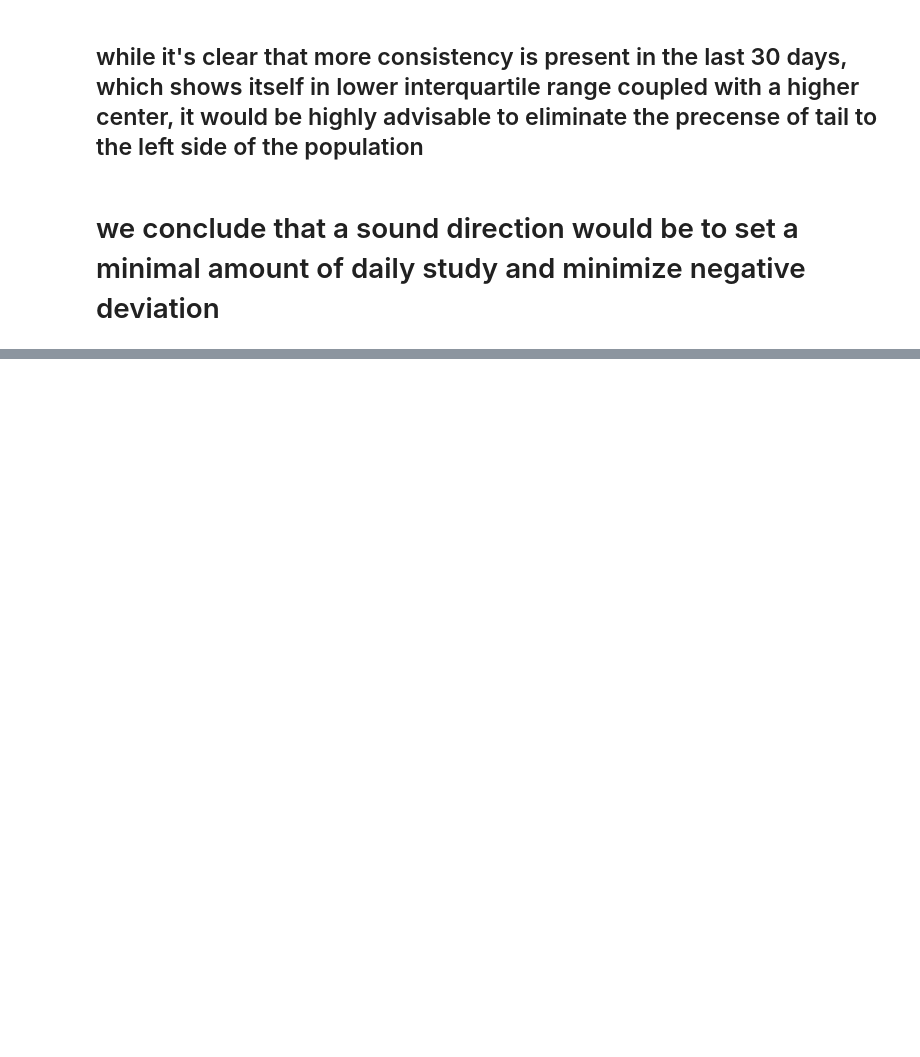
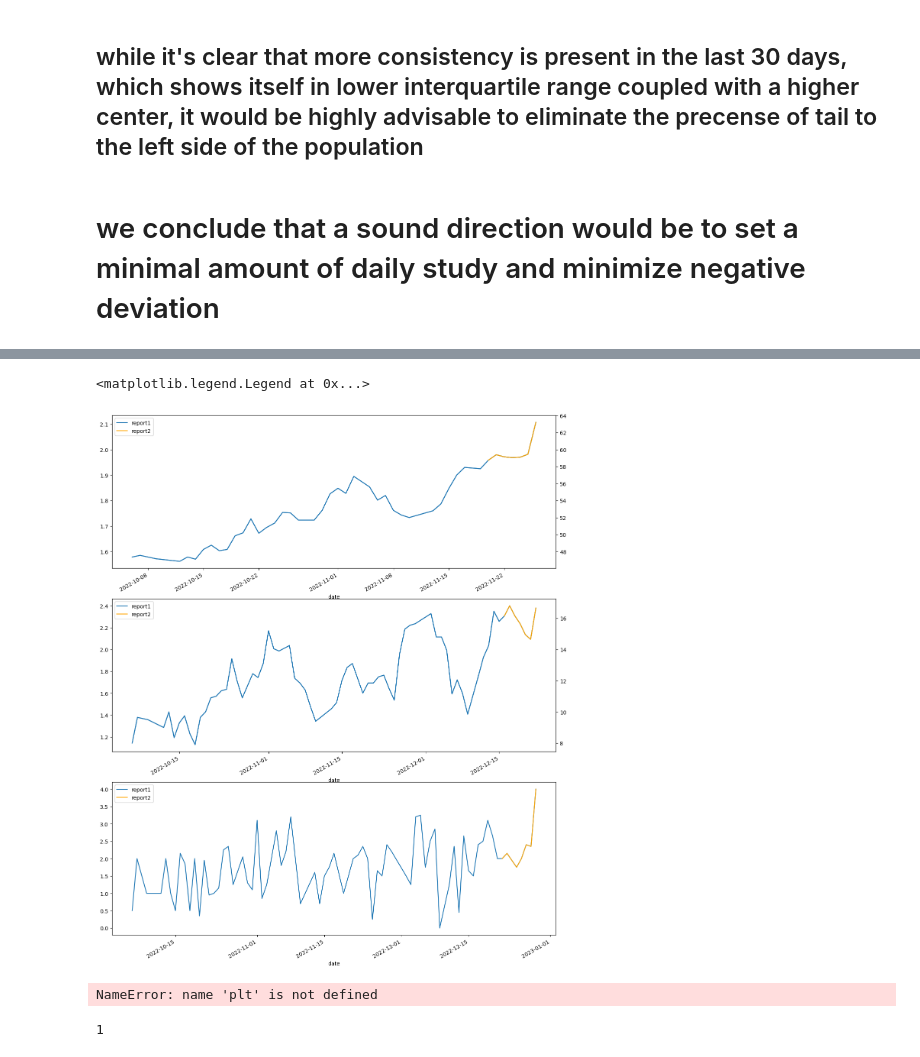
Before and after one commit to OmarNaguib/Study-analysis, a Jupyter notebook: Study analysis.ipynb, the cells around one changed output, grey strips where cells are left out. Drawn from its saved outputs; the diff is of its cells as text; code cells hidden in the pictures; blank space fills up the shorter version.

```diff
--- a/Study analysis.ipynb
+++ b/Study analysis.ipynb
@@ -136,3 +133,5 @@ df["amount"].head(30).plot(kind="box")
 ## while it's clear that more consistency is present in the last 30 days, which shows itself in lower interquartile range coupled with a higher center, it would be highly advisable to eliminate the precense of tail to the left side of the population
 # %% [markdown]
 # we conclude that a sound direction would be to set a minimal amount of daily study and minimize negative deviation
+# %%
+df1=wrangle("Checkmarks-30-12.csv")
@@ -139,18 +153,54 @@ df["amount"].head(30).plot(kind="box")
+# %%
+fig,axs=plt.subplots(3,figsize=(15,20))
+
+df1["amount"].rolling(30).mean().plot(ax=axs[0],label="report1")
+df1["amount"].rolling(30).mean().dropna().head(7).plot(ax=axs[0],label="report2",color="orange")
+# Create a second y-axis to show total monthly hours
+y2 = axs[0].twinx()
+# #plot the summation of a 7 day window
+y2.plot(df1["amount"].rolling(30).sum())
+y2.plot(df1["amount"].rolling(30).sum().dropna().head(7),label="report2",color="orange")
+axs[0].legend()
+
+
+#plot 7 day rolling average
+df["amount"].rolling(7).mean().plot(ax=axs[1],label="report1")
+df1["amount"].rolling(7).mean().dropna().head(7).plot(ax=axs[1],label="report2",color="orange")
+# Create a second y-axis to show total weekly hours
+y2 = axs[1].twinx()
+#plot the summation of a 7 day window
+y2.plot(df1["amount"].rolling(7).sum())
+y2.plot(df1["amount"].rolling(7).sum().dropna().head(7),label="report2",color="orange")
+axs[1].legend()
+
+
+df1["amount"].plot(ax=axs[2],label="report1")
+df1["amount"].head(7).plot(ax=axs[2],color='orange',label="report2")
+axs[2].legend()
+# %% [output]
+<matplotlib.legend.Legend at 0x...>
+[figure, added]
 # %%
 fig,axs=plt.subplots(3,figsize=(15,20))
 
-df["amount"].rolling(30).mean().plot(ax=axs[0])
+df1["amount"].rolling(30).mean().plot(ax=axs[0])
 # Create a second y-axis to show total monthly hours
 y2 = axs[0].twinx()
 #plot the summation of a 7 day window
-y2.plot(df["amount"].rolling(30).sum())
+y2.plot(df1["amount"].rolling(30).sum())
 
 
 #plot 7 day rolling average
-df["amount"].rolling(7).mean().plot(ax=axs[1])
+df1["amount"].rolling(7).mean().plot(ax=axs[1])
 # Create a second y-axis to show total weekly hours
 y2 = axs[1].twinx()
 #plot the summation of a 7 day window
-y2.plot(df["amount"].rolling(7).sum())
+y2.plot(df1["amount"].rolling(7).sum())
 
-df["amount"].plot(ax=axs[2])
+df1["amount"].plot(ax=axs[2])
+# %% [output]
+NameError: name 'plt' is not defined
+# %%
+(df1["amount"]==0).sum()
+# %% [output]
+1
```
Also changed, not shown: parts of 18 cells of this notebook, 2 other files.
